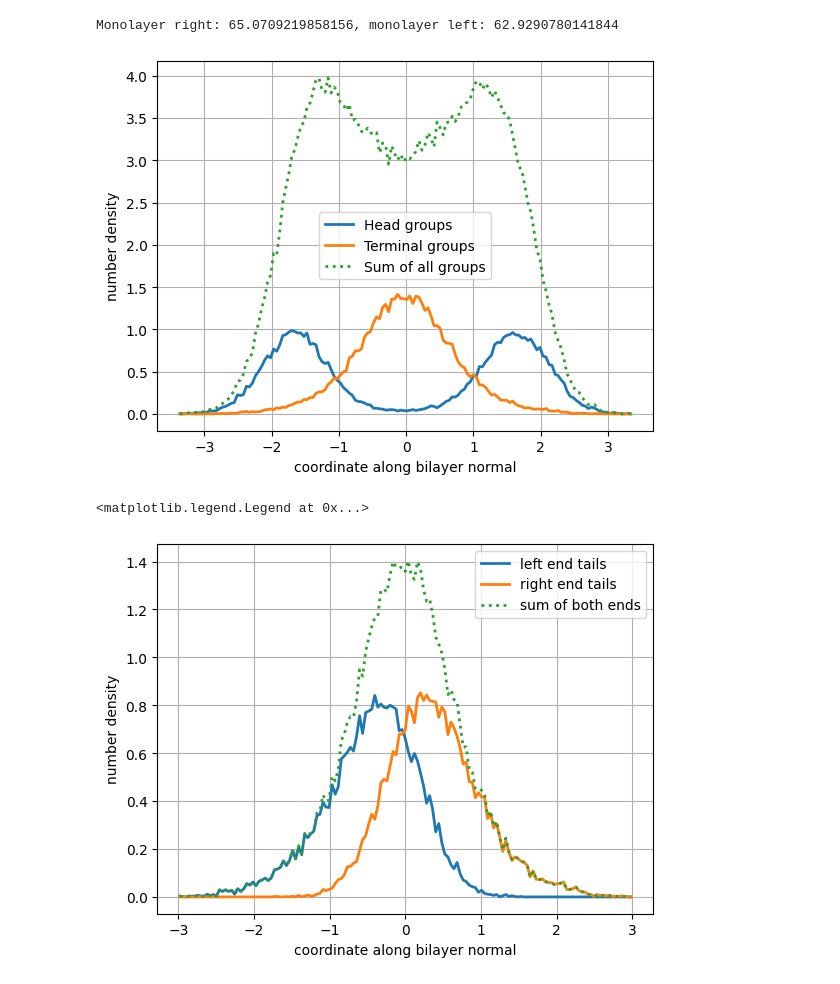
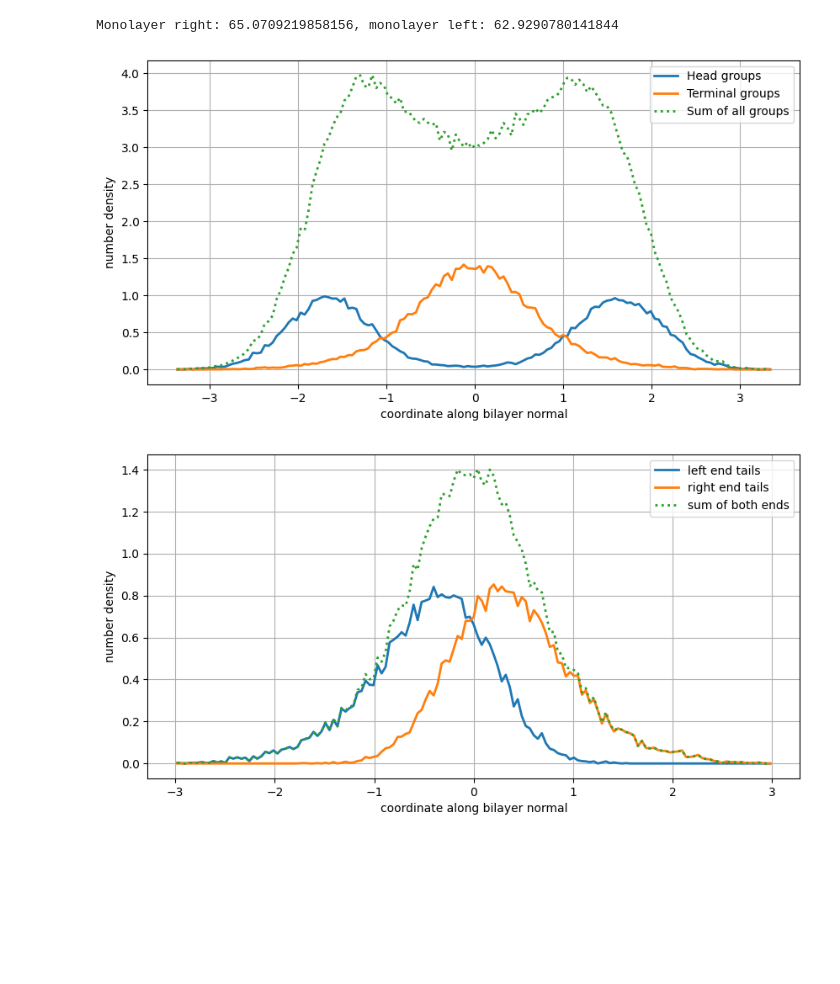
Before and after one commit to G-Scherer/dpd_simulation, a Jupyter notebook: lipid_self_assembly/analysis/analysis.ipynb, the cells around one changed output. Saved outputs shown, nothing was run; the diff lists cells and outputs as text; code cells hidden in the pictures; blank space fills up the shorter version.

```diff
--- a/lipid_self_assembly/analysis/analysis.ipynb
+++ b/lipid_self_assembly/analysis/analysis.ipynb
@@ -403,26 +413,31 @@ heads, links, tails, terminal, bin_centers, left, right, bin_centers_ovl = calc_
 # %% [output]
 Monolayer right: 65.0709219858156, monolayer left: 62.9290780141844
 # %%
+plt.figure(figsize=(10,5))
+
 plt.plot(bin_centers, heads, label='Head groups', linewidth=2)
 #plt.plot(bin_centers, links, label='Link groups', linewidth=2)
 #plt.plot(bin_centers, tails, label='Tail groups', linewidth=2)
 plt.plot(bin_centers, terminal, label='Terminal groups', linewidth=2)
 plt.plot(bin_centers, heads+links+tails+terminal, label="Sum of all groups", linewidth=2, linestyle="dotted")
 plt.xlabel("coordinate along bilayer normal")
 plt.ylabel("number density")
 
 plt.grid()
 plt.legend()
 plt.show()
 
+plt.figure(figsize=(10,5))
+
 plt.plot(bin_centers_ovl,left, label="left end tails", linewidth=2)
 plt.plot(bin_centers_ovl,right, label="right end tails", linewidth=2)
 plt.plot(bin_centers_ovl,right+left, label="sum of both ends", linewidth=2, linestyle="dotted")
 plt.xlabel("coordinate along bilayer normal")
 plt.ylabel("number density")
 plt.grid()
 plt.legend()
+
+plt.show()
 # %% [output]
-[figure, old version]
+[figure, new version]
-<matplotlib.legend.Legend at 0x...>
-[figure, old version]
+[figure, new version]
```
Also changed, not shown: parts of 7 cells of this notebook, 20 other files.
